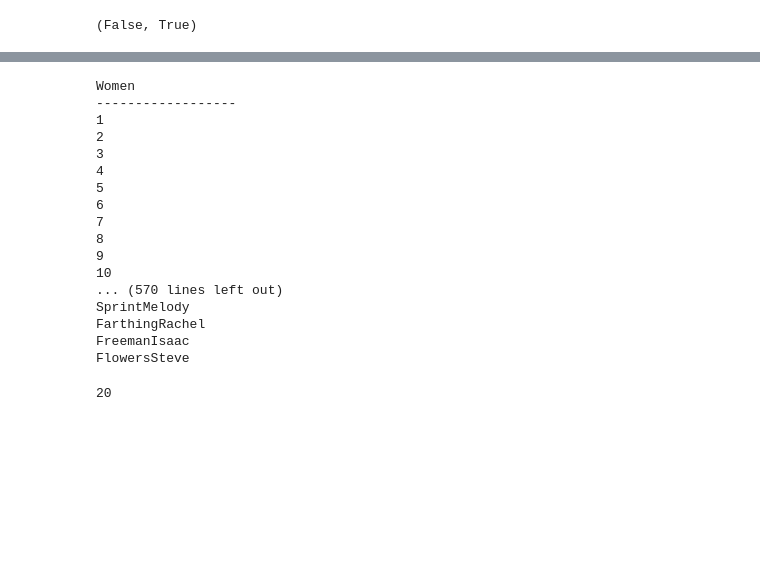
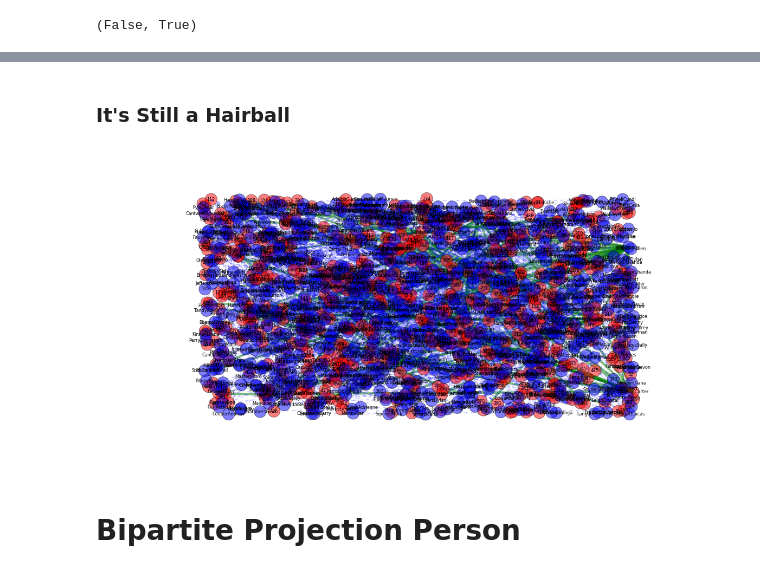
Before and after one commit to eriknylander99/DATA620_Group_Projects, a Jupyter notebook: Proj_2_crime.ipynb, the cells around one changed output, grey strips where cells are left out. Saved outputs shown, nothing was run; the diff lists cells and outputs as text; code cells hidden in the pictures; blank space fills up the shorter version.

Commit message:
Project 2
Complete Bipartite projections onto person and crime nodes using largest
subgraph. Performed Island Analysis.

```diff
--- a/Proj_2_crime.ipynb
+++ b/Proj_2_crime.ipynb
@@ -157,3 +157,10 @@ cent_measures
 nx.is_connected(G), nx.is_bipartite(G)
 # %% [output]
 (False, True)
+# %%
+# We have 20 subgraphs however one of them is a good size to work with.
+subG = list(nx.connected_component_subgraphs(G))
+print 'Nodes    Edges'
+print '--------------'
+for g in subG:
+    print '%4d     %4d' %(len(g.nodes()), len(g.edges()))
@@ -160,32 +185,37 @@ nx.is_connected(G), nx.is_bipartite(G)
+# %%
+C = subG[0]
 # %%
 ## this is the more common way to do the same; women already are the top nodes, clubs on bottom
-person, crime = nx.bipartite.sets(G)
+person, crime = nx.bipartite.sets(C)
-# %%
-print ""
-print "Person"
-print "------------------"
-for i in range(len(crime)):
-    print '%s    ' % (list(crime)[i])
-# %% [output]
-Women
-------------------
-1
-2
-3
-4
-5
-6
-7
-8
-9
-10
-... (570 lines left out)
-SprintMelody
-FarthingRachel
-FreemanIsaac
-FlowersSteve
-# %%
-# Looks like there are 20 subgraphs in the data set, Hmm
-len(list(nx.connected_component_subgraphs(G)))
-# %% [output]
-20
+# %% [markdown]
+### It's Still a Hairball
+# %%
+## plot the overall network
+
+colors=[]
+for n in C.degree().keys():
+    if n in C.degree(person).keys():
+        colors.append('b')
+    else:
+        colors.append('r')
+
+pos=nx.random_layout(C) # positions for all nodes
+
+elarge=[(u,v) for (u,v,d) in C.edges(data=True) if d['Count'] > 10]
+esmall=[(u,v) for (u,v,d) in C.edges(data=True) if d['Count'] <= 10]
+
+# nodes
+nx.draw_networkx_nodes(C,pos,node_size=500, node_color=colors, alpha = .5)
+# edges
+nx.draw_networkx_edges(C,pos,edgelist=elarge, width=4,alpha=0.5,edge_color='g',style='solid')
+nx.draw_networkx_edges(C,pos,edgelist=esmall, width=2,alpha=0.2,edge_color='b',style='dashed')
+
+# labels
+nx.draw_networkx_labels(C,pos,font_size=8,font_family='sans-serif')
+
+plt.axis('off')
+plt.show()
+# %% [output]
+[figure, added]
+# %% [markdown]
+# Bipartite Projection Person
```
Also changed, not shown: parts of 14 cells of this notebook.
